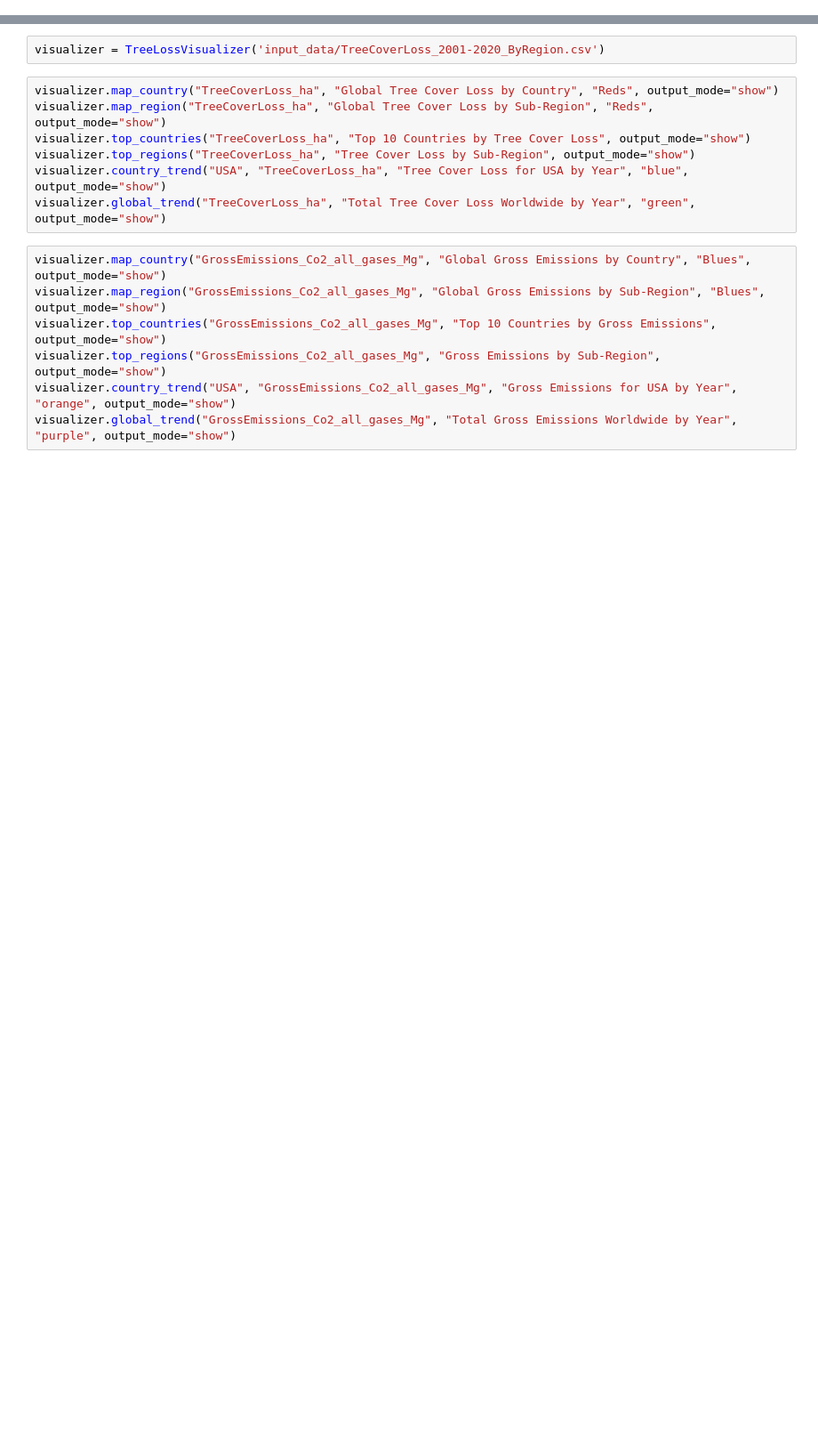
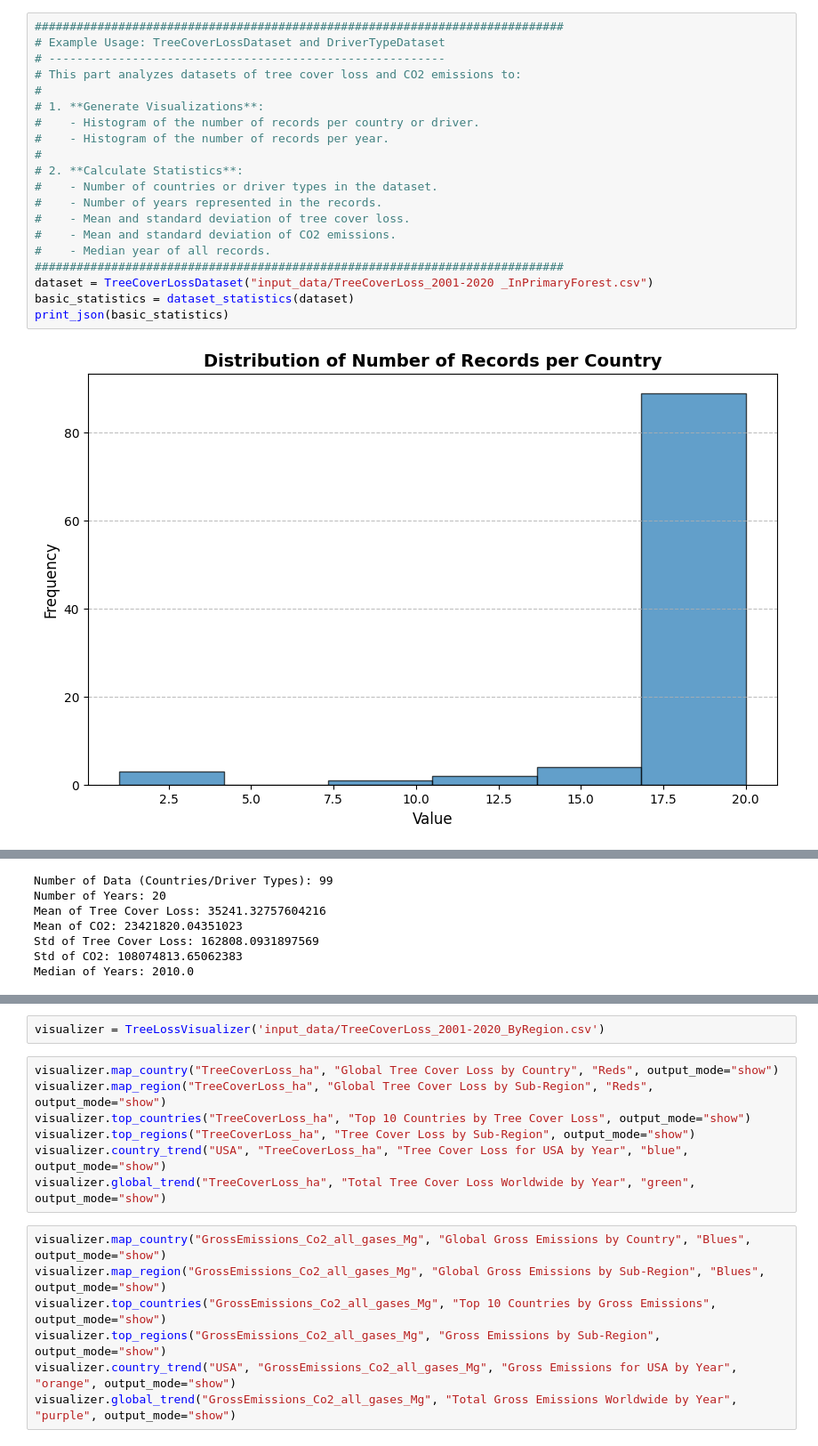
Before and after one commit to XinshuangL/TreeCoverageAnalysis, a Jupyter notebook: visualization.ipynb, the cells around one changed output, grey strips where cells are left out. Shown at 89% size. Cells and saved outputs as stored; diff of their text form; blank space fills up the shorter version.

Commit message:
Add comments and assertions to dataset and prediction part, merge the visualization part

```diff
--- a/visualization.ipynb
+++ b/visualization.ipynb
@@ -2,0 +149,22 @@ from visualizer import TreeLossVisualizer
+# %%
+############################################################################
+# Example Usage: TreeCoverLossDataset and DriverTypeDataset
+# ---------------------------------------------------------
+# This part analyzes datasets of tree cover loss and CO2 emissions to:
+#
+# 1. **Generate Visualizations**:
+#    - Histogram of the number of records per country or driver.
+#    - Histogram of the number of records per year.
+#
+# 2. **Calculate Statistics**:
+#    - Number of countries or driver types in the dataset.
+#    - Number of years represented in the records.
+#    - Mean and standard deviation of tree cover loss.
+#    - Mean and standard deviation of CO2 emissions.
+#    - Median year of all records.
+############################################################################
+dataset = TreeCoverLossDataset("input_data/TreeCoverLoss_2001-2020 _InPrimaryForest.csv")
+basic_statistics = dataset_statistics(dataset)
+print_json(basic_statistics)
+# %% [output]
+[figure, added]
@@ -2,0 +172,7 @@ from visualizer import TreeLossVisualizer
+Number of Data (Countries/Driver Types): 99
+Number of Years: 20
+Mean of Tree Cover Loss: 35241.32757604216
+Mean of CO2: 23421820.04351023
+Std of Tree Cover Loss: 162808.0931897569
+Std of CO2: 108074813.65062383
+Median of Years: 2010.0
```
Also changed, not shown: parts of 9 cells of this notebook, 4 other files.
